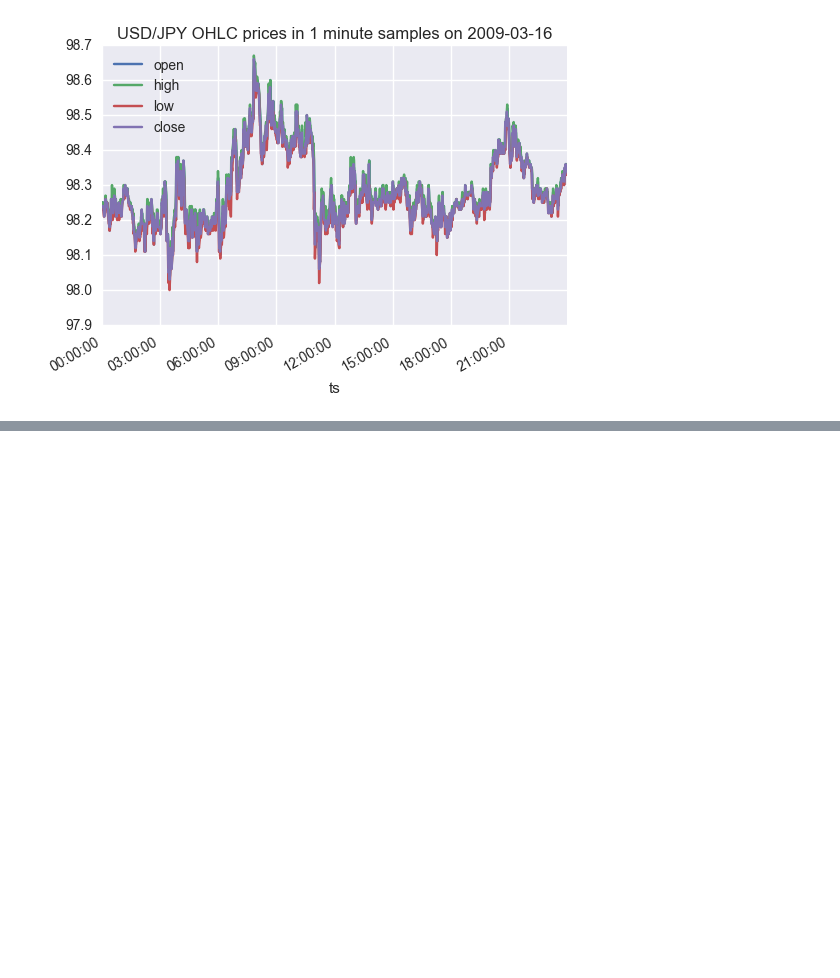
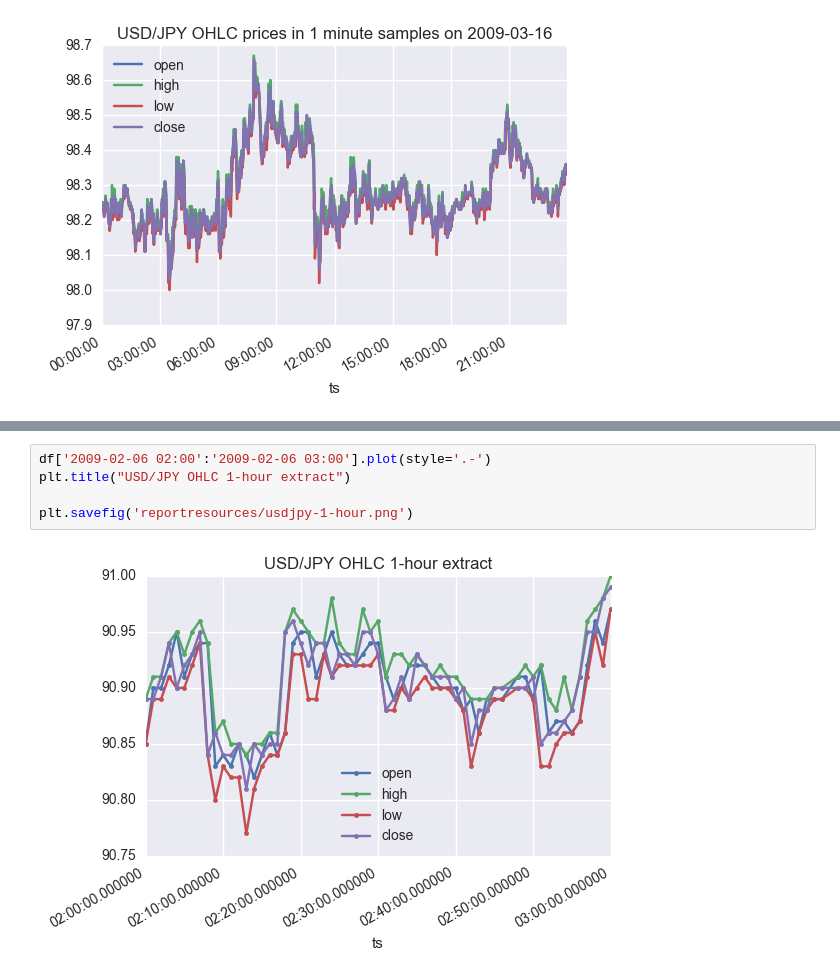
Before and after one commit to andrewwilson/mlnd_capstone, a Jupyter notebook: PrepareExtractsForReport.ipynb, the cells around one changed output, grey strips where cells are left out. Saved outputs shown, nothing was run; the diff lists cells and outputs as text; blank space fills up the shorter version.

```diff
--- a/PrepareExtractsForReport.ipynb
+++ b/PrepareExtractsForReport.ipynb
@@ -71,3 +71,10 @@ plt.savefig('reportresources/usdjpy2009-closingprice-20090316.png')
+# %%
+df['2009-02-06 02:00':'2009-02-06 03:00'].plot(style='.-')
+plt.title("USD/JPY OHLC 1-hour extract")
+
+plt.savefig('reportresources/usdjpy-1-hour.png')
+# %% [output]
+[figure, added]
 # %% [markdown]
 
 ![](reportresources/usdjpy2009-closingprice-20090316.png)
```
Also changed, not shown: parts of 1 cell of this notebook, 1 other file.
